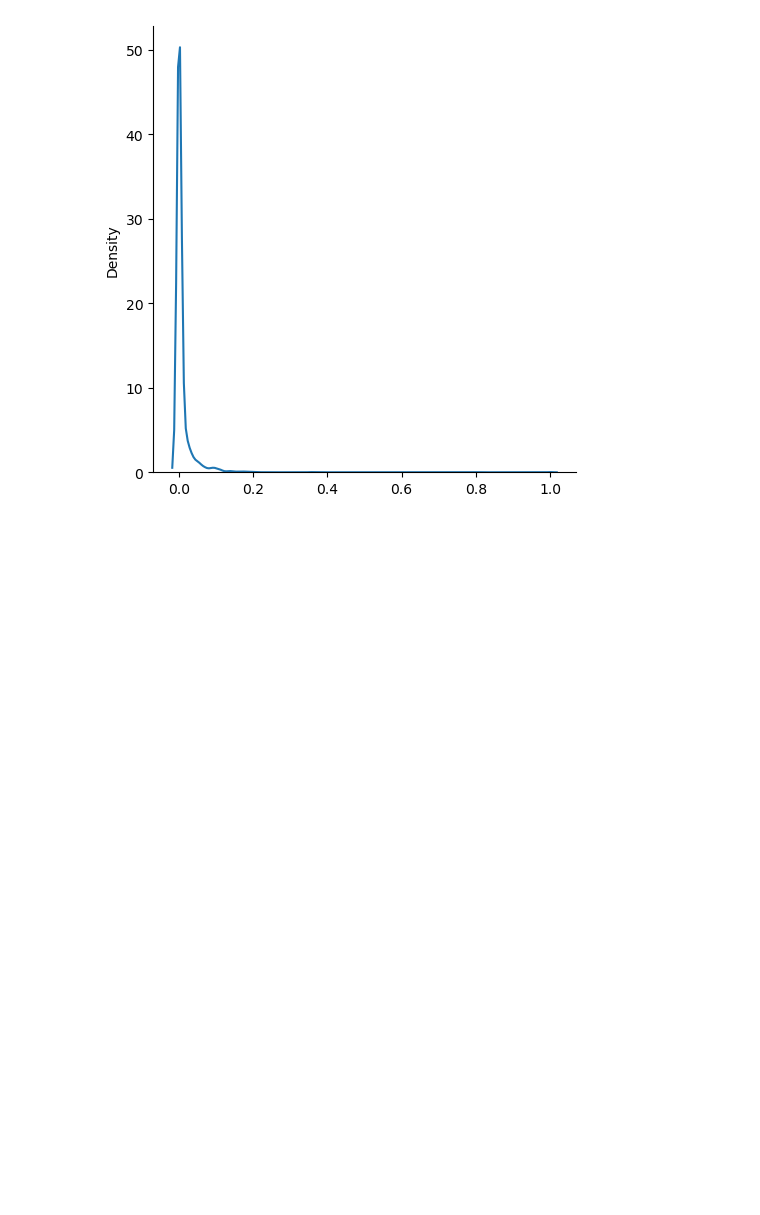
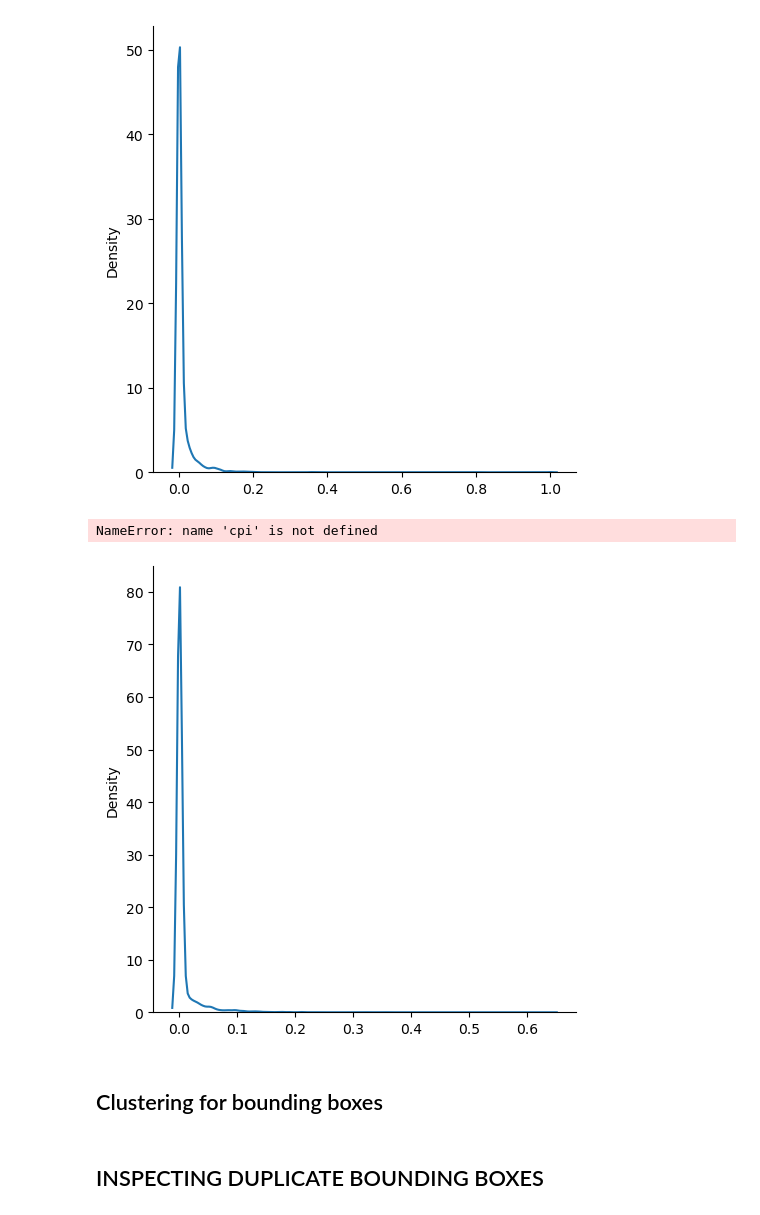
Before and after one commit to e-hokage777/Crop_Disease_Detection, a Jupyter notebook: notebooks/EDA.ipynb, the cells around one changed output. Cells and saved outputs as stored; diff of their text form; code cells hidden in the pictures; blank space fills up the shorter version.

```diff
--- a/notebooks/EDA.ipynb
+++ b/notebooks/EDA.ipynb
@@ -140,11 +190,11 @@ df_train.groupby("Image_ID").count()["confidence"].hist()
 from torchvision.ops import box_iou
 import torch
 # %%
-def find_mean_iou(df):
-    img_ids = df["Image_ID"].unique()
+def find_mean_iou(df, col="Image_ID"):
+    ids = df[col].unique()
     mean_ious_per_img = []
-    for id in img_ids:
-        boxes = df_train[df_train["Image_ID"] == id][["xmin", "ymin", "xmax", "ymax"]].values
+    for id in ids:
+        boxes = df_train[df_train[col] == id][["xmin", "ymin", "xmax", "ymax"]].values
         boxes = torch.from_numpy(boxes.astype(np.float32))
 
         if len(boxes) == 1:
@@ -157,6 +207,24 @@ def find_mean_iou(df):
         mean_ious_per_img.append(mean_iou)
 
     return mean_ious_per_img
+
+
+def miou_per_class_per_image(df, group=["Image_ID", "class"]):
+    mean_ious = []
+    for gname, gval in df.groupby(group):
+        boxes = gval[["xmin", "ymin", "xmax", "ymax"]].values
+        boxes = torch.from_numpy(boxes.astype(np.float32))
+
+        if len(boxes) == 1:
+            mean_ious.append(0)
+            continue
+
+        ious = box_iou(boxes, boxes)
+        ious = np.triu(ious, 1)
+        mean_iou = ious.sum()/sum(range(len(boxes)))
+        mean_ious.append(mean_iou)
+
+    return mean_ious
 # %%
 miou = find_mean_iou(df_train)
 # %%
@@ -164,3 +232,12 @@ sns.displot(miou, kind="kde")
 # %% [output]
 <seaborn.axisgrid.FacetGrid at 0x...>
 [figure]
+# %%
+mious = miou_per_class_per_image(df_train)
+# %%
+sns.displot(mious, kind="kde")/cpi
+# %% [output]
+NameError: name 'cpi' is not defined
+[figure, added]
+# %% [markdown]
+## Clustering for bounding boxes
@@ -166,0 +260,2 @@ sns.displot(miou, kind="kde")
+# %% [markdown]
+## INSPECTING DUPLICATE BOUNDING BOXES
```
Also changed, not shown: parts of 30 cells of this notebook, 20 other files.
